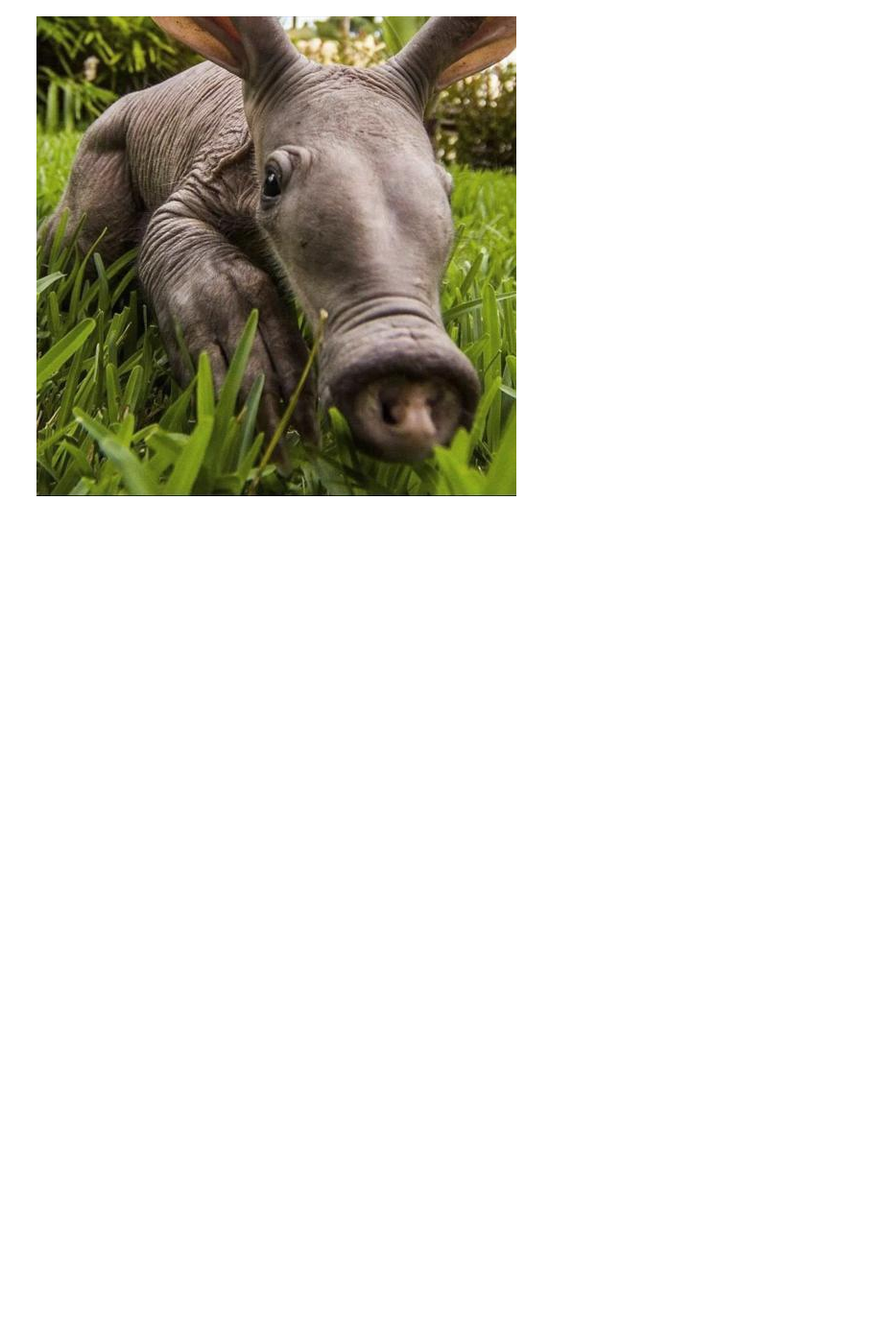
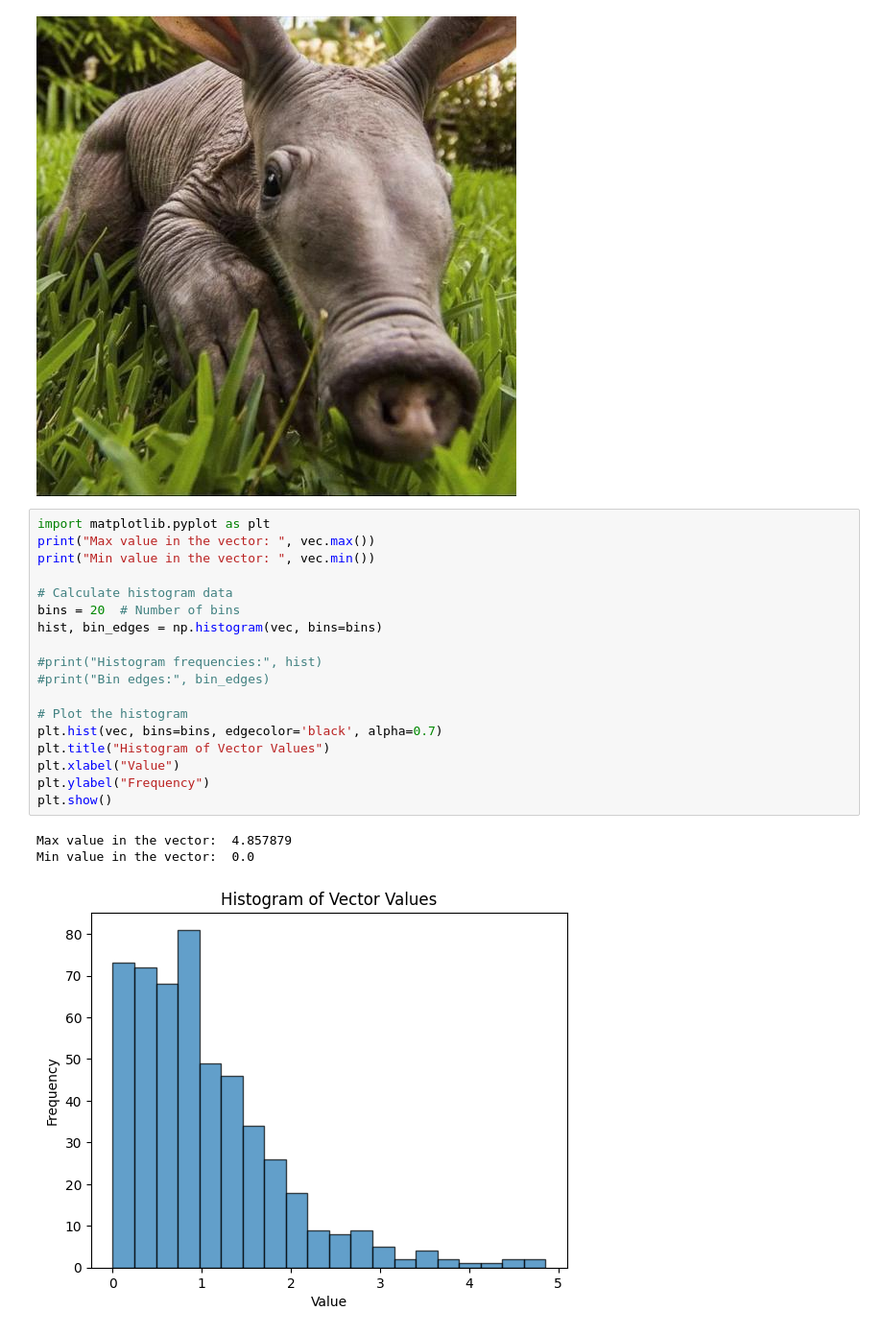
Before and after one commit to aditisaxena12/DecodeEEG, a Jupyter notebook: src/visualize/data_analysis.ipynb, the cells around one changed output. Shown at 96% size. Drawn from its saved outputs; the diff is of its cells as text; blank space fills up the shorter version.

Commit message:
Added Visualization code

```diff
--- a/src/visualize/data_analysis.ipynb
+++ b/src/visualize/data_analysis.ipynb
@@ -89,3 +89,25 @@ img
 Size of feature vector:  (512,)
 Sample image:
 [figure]
+# %%
+import matplotlib.pyplot as plt
+print("Max value in the vector: ", vec.max())
+print("Min value in the vector: ", vec.min())
+
+# Calculate histogram data
+bins = 20  # Number of bins
+hist, bin_edges = np.histogram(vec, bins=bins)
+
+#print("Histogram frequencies:", hist)
+#print("Bin edges:", bin_edges)
+
+# Plot the histogram
+plt.hist(vec, bins=bins, edgecolor='black', alpha=0.7)
+plt.title("Histogram of Vector Values")
+plt.xlabel("Value")
+plt.ylabel("Frequency")
+plt.show()
+# %% [output]
+Max value in the vector:  4.857879
+Min value in the vector:  0.0
+[figure, added]
```
Also changed, not shown: parts of 5 cells of this notebook, 1 other file.
